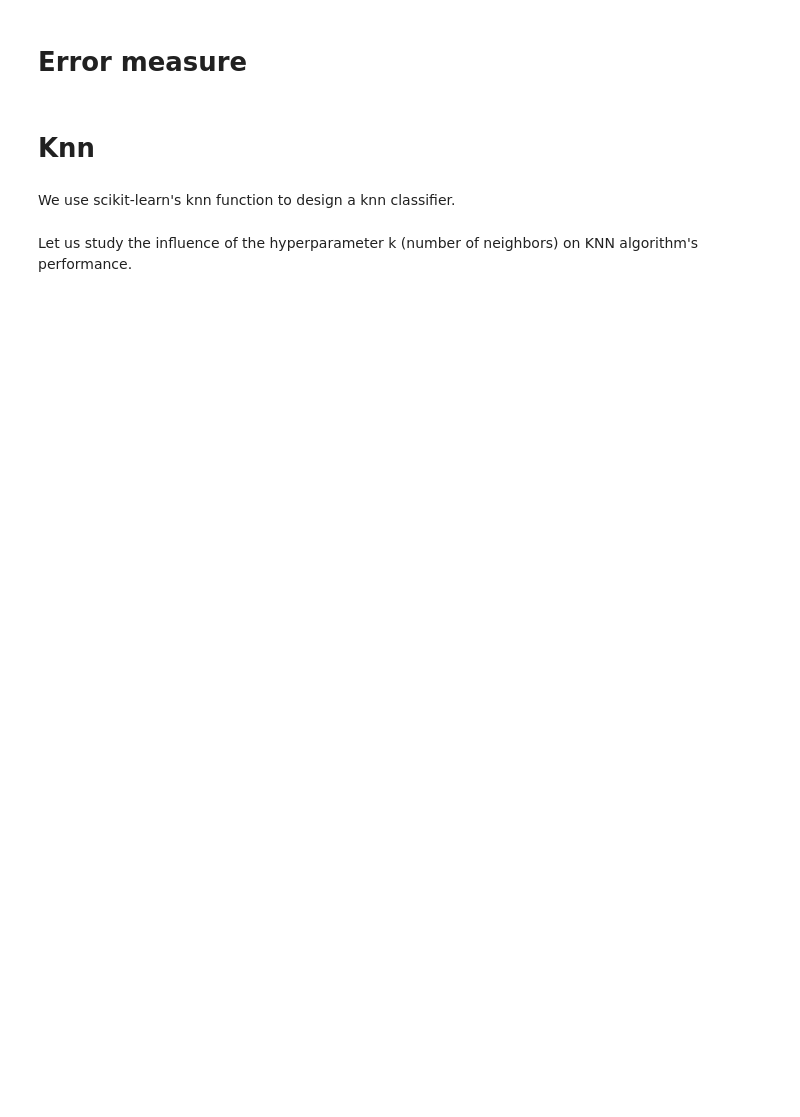
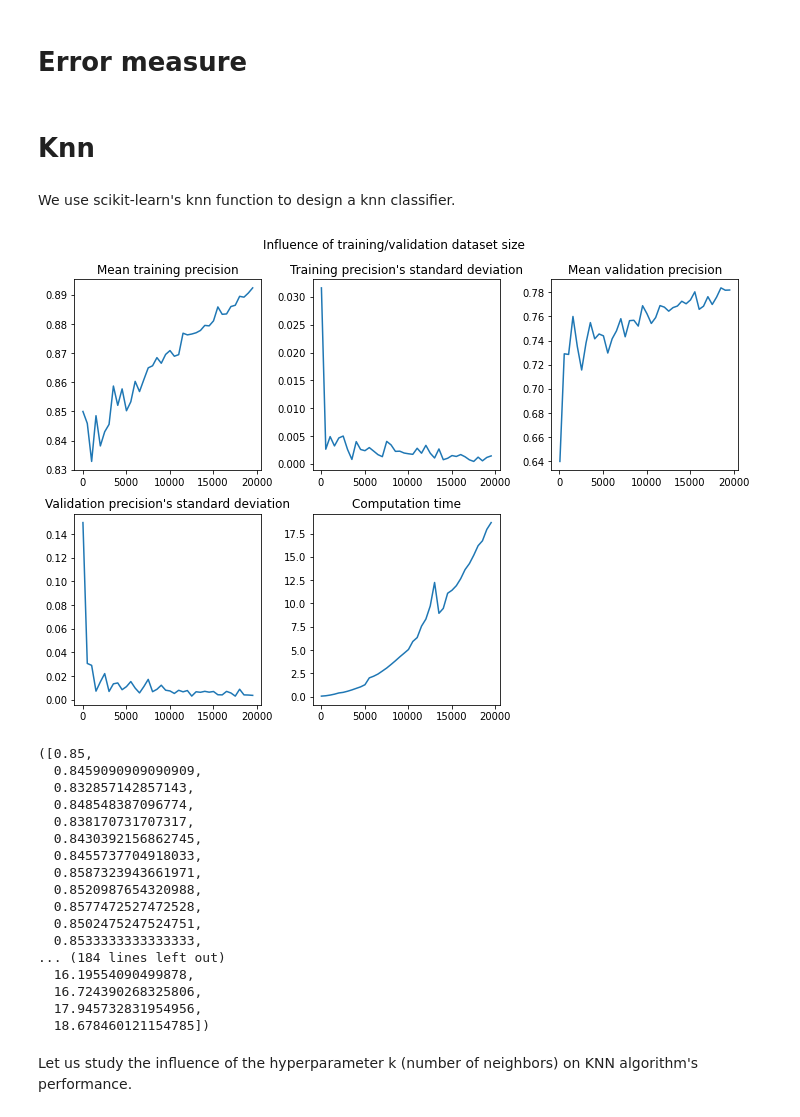
Before and after one commit to nono9212/COMP551_HM1, a Jupyter notebook: Homework.ipynb, the cells around one changed output. Drawn from its saved outputs; the diff is of its cells as text; code cells hidden in the pictures; blank space fills up the shorter version.

```diff
--- a/Homework.ipynb
+++ b/Homework.ipynb
@@ -79,7 +81,26 @@ def knn(training_features, training_labels, to_predict_features,
 
     return neigh.predict(to_predict_features)
 # %%
-data_size_influence(knn, dataset, labels, 50, 1000, 500, loss_="manhattan", folds = 5, algo_kwargs={"n_neighbors":3}, show_time=True, visualize=True)
+data_size_influence(knn, dataset, labels, 50, 20000, 500, loss_="manhattan", folds = 5, algo_kwargs={"n_neighbors":3}, show_time=True, visualize=True)
+# %% [output]
+[figure, added]
+([0.85,
+  0.8459090909090909,
+  0.832857142857143,
+  0.848548387096774,
+  0.838170731707317,
+  0.8430392156862745,
+  0.8455737704918033,
+  0.8587323943661971,
+  0.8520987654320988,
+  0.8577472527472528,
+  0.8502475247524751,
+  0.8533333333333333,
+... (184 lines left out)
+  16.19554090499878,
+  16.724390268325806,
+  17.945732831954956,
+  18.678460121154785])
 # %% [markdown]
 Let us study the influence of the hyperparameter k (number of neighbors) on KNN algorithm's performance.
 # %%
```
Also changed, not shown: parts of 8 cells of this notebook, 2 other files.
